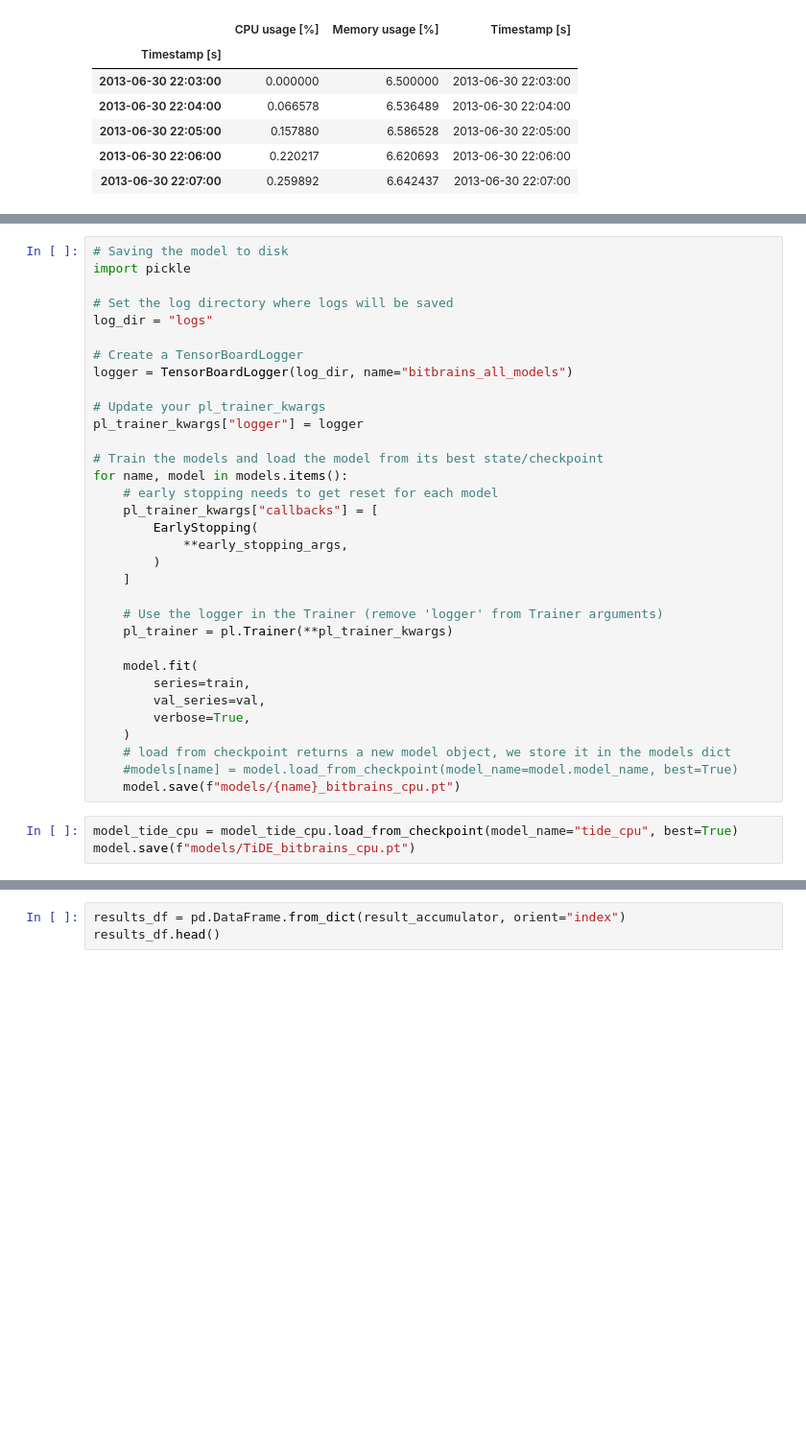
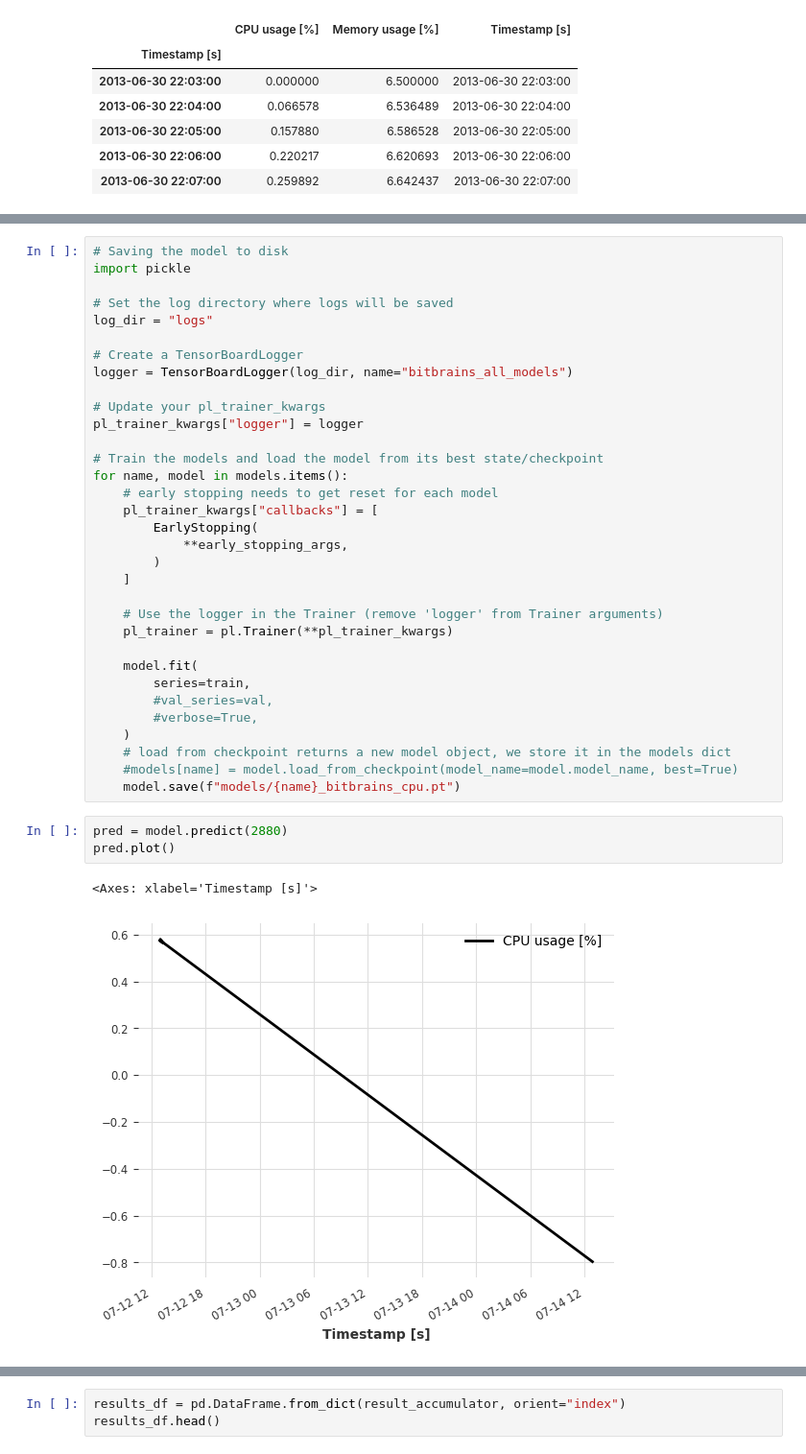
Before and after one commit to shahzaibshaikh/ml-research, a Jupyter notebook: Bitbrains_AllModels_CPU.ipynb, the cells around one changed output, grey strips where cells are left out. Shown at 96% size. Saved outputs shown, nothing was run; the diff lists cells and outputs as text; blank space fills up the shorter version.

```diff
--- a/Bitbrains_AllModels_CPU.ipynb
+++ b/Bitbrains_AllModels_CPU.ipynb
@@ -237,15 +249,18 @@ for name, model in models.items():
 
     model.fit(
         series=train,
-        val_series=val,
-        verbose=True,
+        #val_series=val,
+        #verbose=True,
     )
     # load from checkpoint returns a new model object, we store it in the models dict
     #models[name] = model.load_from_checkpoint(model_name=model.model_name, best=True)
     model.save(f"models/{name}_bitbrains_cpu.pt")
-# %%
-model_tide_cpu = model_tide_cpu.load_from_checkpoint(model_name="tide_cpu", best=True)
-model.save(f"models/TiDE_bitbrains_cpu.pt")
+# %%
+pred = model.predict(2880)
+pred.plot()
+# %% [output]
+<Axes: xlabel='Timestamp [s]'>
+[figure, added]
 # %%
 from darts.metrics import quantile_loss
 
```
Also changed, not shown: parts of 6 cells of this notebook, 7 other files.
